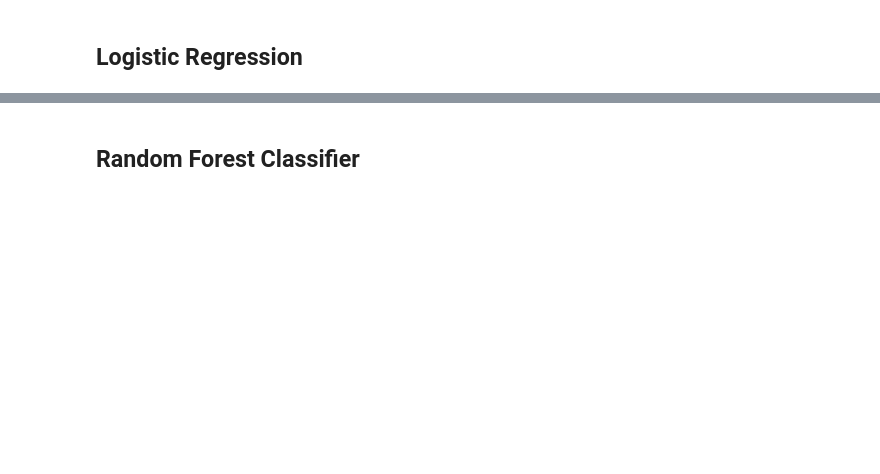
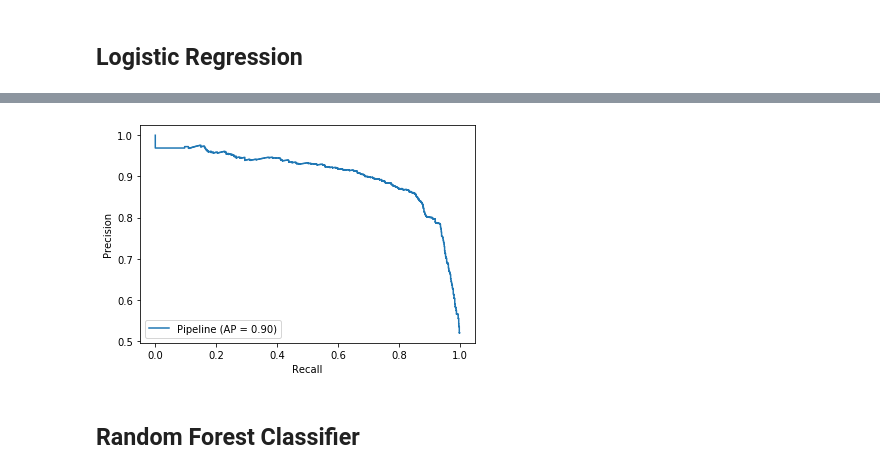
Before and after one commit to VladErmurachi/propaganda-detection, a Jupyter notebook: Propaganda_Detection-Copy1.ipynb, the cells around one changed output, grey strips where cells are left out. Saved outputs shown, nothing was run; the diff lists cells and outputs as text; code cells hidden in the pictures; blank space fills up the shorter version.

```diff
--- a/Propaganda_Detection-Copy1.ipynb
+++ b/Propaganda_Detection-Copy1.ipynb
@@ -282,0 +423,19 @@ NameError: name 'df' is not defined
+# %%
+from sklearn.dummy import DummyClassifier
+X = data.text
+y = data.label
+X_train, X_test, y_train, y_test = train_test_split(X, y, random_state=0)
+
+# Create dummy classifer
+baseline = DummyClassifier(strategy='uniform', random_state=1)
+
+# "Train" model
+baseline.fit(X_train, y_train)
+
+baselineScore = baseline.score(X_test, y_test)
+
+y_pred = baseline.predict(X_test)
+
+
+print("Baseline score:", baselineScore)
+print(classification_report(y_test, y_pred))
@@ -285,11 +454,9 @@ NameError: name 'df' is not defined
 # %%
 from sklearn.naive_bayes import MultinomialNB
 
-
-nb = Pipeline([('vect', CountVectorizer(ngram_range=(1,6), analyzer='char')),
-               ('tfidf', TfidfTransformer()),
-               ('clf', MultinomialNB()),
-              ])
+nb = Pipeline([('vect', CountVectorizer(ngram_range=(1, 6), analyzer='char')),
+                 ('tfidf', TfidfTransformer()),
+                 ('classifier', MultinomialNB())])
 nb.fit(X_train, y_train)
 
 from sklearn.metrics import classification_report
@@ -317,2 +506,11 @@ print(classification_report(y_test, y_pred))
+# %%
+from sklearn.metrics import precision_recall_curve
+from sklearn.metrics import plot_precision_recall_curve
+from sklearn.metrics import average_precision_score
+
+
+disp = plot_precision_recall_curve(logreg, X_test, y_test)
+# %% [output]
+[figure, added]
 # %% [markdown]
 <h2>Random Forest Classifier
```
Also changed, not shown: parts of 53 cells of this notebook, 1 other file.
